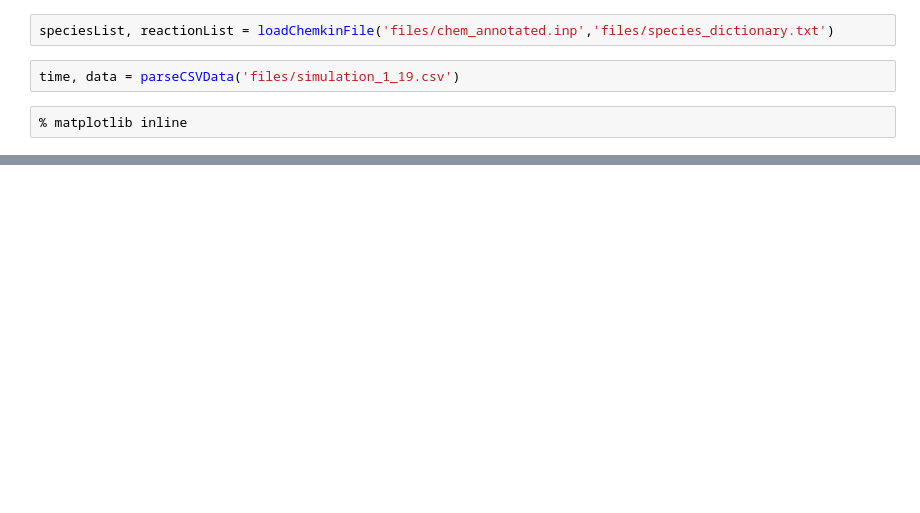
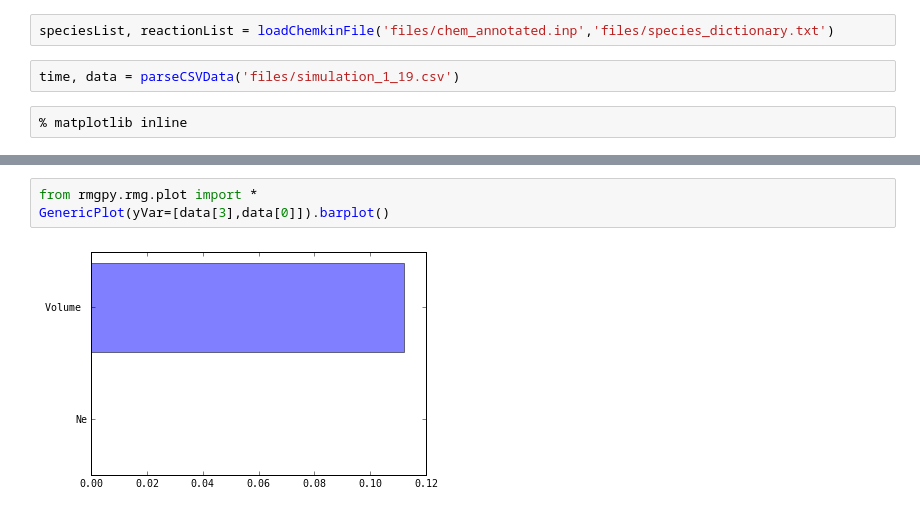
Before and after one commit to KEHANG/rmg_wiki, a Jupyter notebook: tools/plotSimulation/plotSimulation.ipynb, the cells around one changed output, grey strips where cells are left out. Drawn from its saved outputs; the diff is of its cells as text; blank space fills up the shorter version.

```diff
--- a/tools/plotSimulation/plotSimulation.ipynb
+++ b/tools/plotSimulation/plotSimulation.ipynb
@@ -21,0 +30,5 @@ plotSimulation('files/simulation_1_19.csv', species={'ethyl radical':'C2H5(3)',
+# %%
+from rmgpy.rmg.plot import *
+GenericPlot(yVar=[data[3],data[0]]).barplot()
+# %% [output]
+[figure, added]
```
Also changed, not shown: parts of 5 cells of this notebook.
